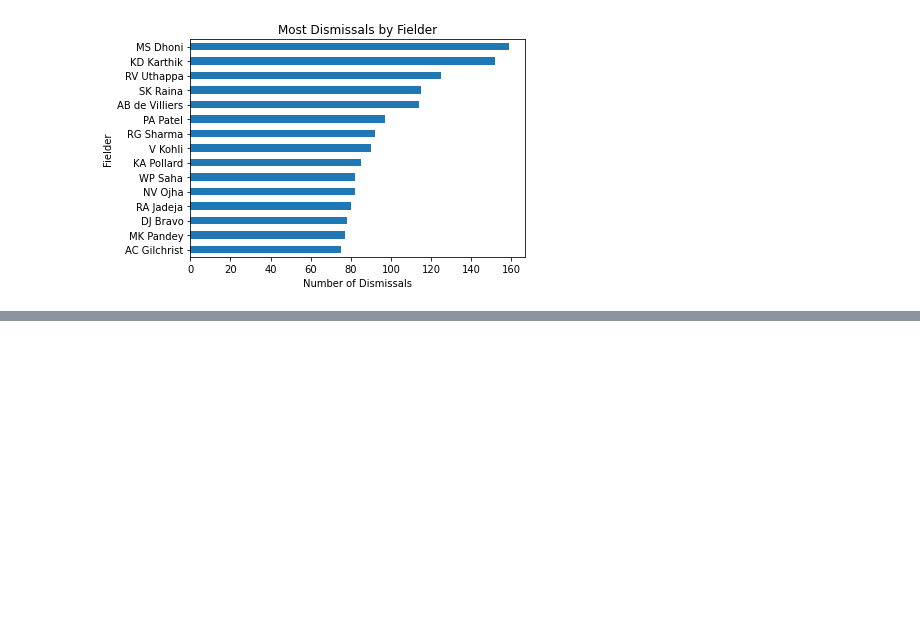
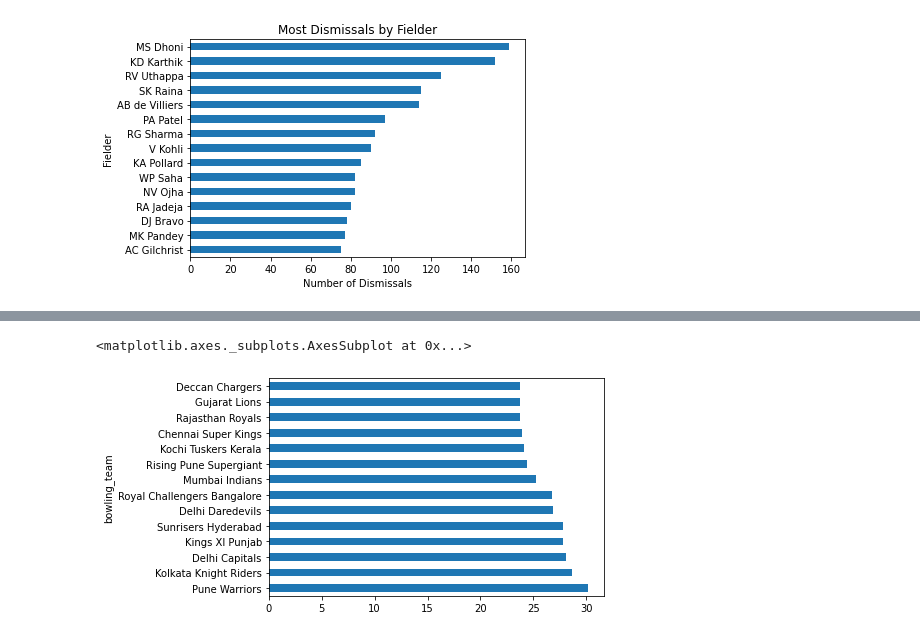
Before and after one commit to djsbalakrishnan/IPL-Analytics, a Jupyter notebook: Analyze IPL Data.ipynb, the cells around one changed output, grey strips where cells are left out. Drawn from its saved outputs; the diff is of its cells as text; code cells hidden in the pictures; blank space fills up the shorter version.

Commit message:
Updated Dataframe - Orange Cap, Power Play

```diff
--- a/Analyze IPL Data.ipynb
+++ b/Analyze IPL Data.ipynb
@@ -884,0 +905,2 @@ Text(0.5, 1.0, 'Most Dismissals by Fielder')
+# %%
+complete_match_information_df = pd.merge(left=deliveries_df, right=matches_df, left_on="match_id", right_on="id", how="inner")
@@ -884,0 +943,8 @@ Text(0.5, 1.0, 'Most Dismissals by Fielder')
+# %%
+# Bowling Strike Rate [Average Number of balls required to get a wicket](Team Wise) in Power Play
+bowling_strike_rate_pp_df = complete_match_information_df[(complete_match_information_df["over"] <= 6) & (complete_match_information_df["is_super_over"] == 0)][["match_id", "bowling_team", "over", "ball", "player_dismissed"]]
+# groupby bowling team get total number of balls bowled vs number of wickets
+(bowling_strike_rate_pp_df.groupby("bowling_team").ball.count() / bowling_strike_rate_pp_df.groupby("bowling_team").player_dismissed.count()).sort_values(ascending=False).plot(kind="barh")
+# %% [output]
+<matplotlib.axes._subplots.AxesSubplot at 0x...>
+[figure, added]
```
Also changed, not shown: parts of 13 cells of this notebook.
